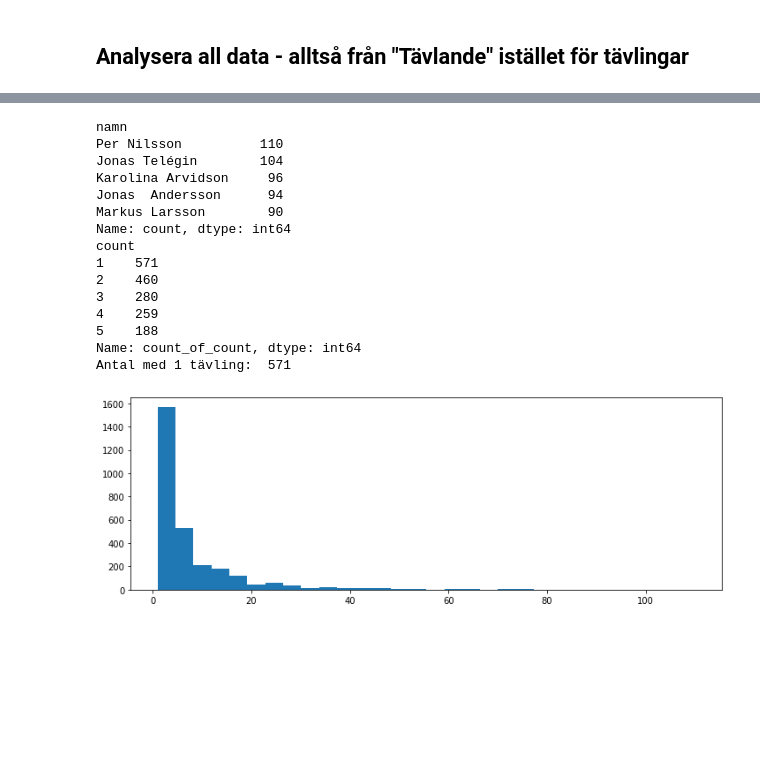
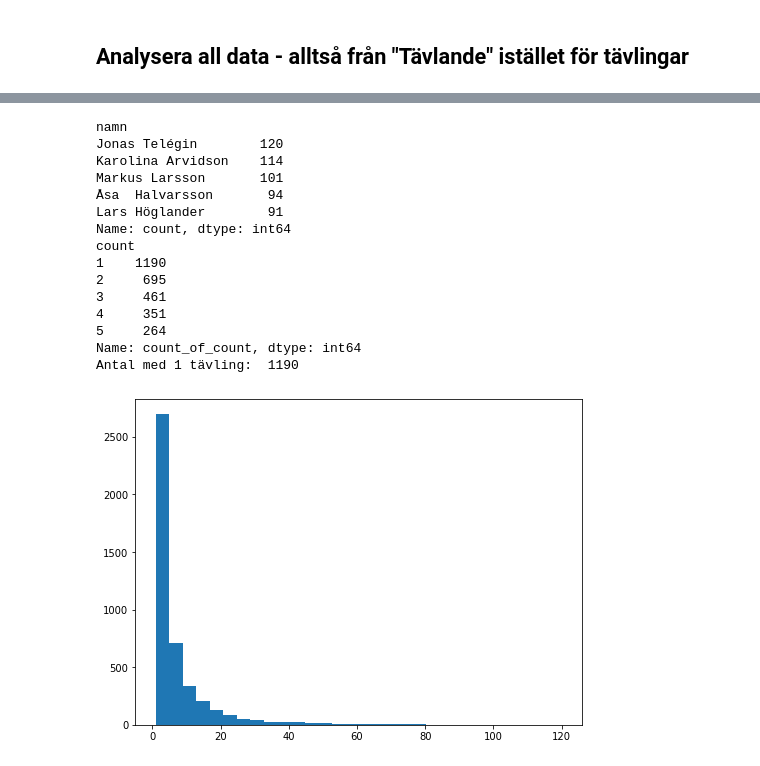
Before and after one commit to ErikHartman/styrkelyft, a Jupyter notebook: ssf_ranking.ipynb, the cells around one changed output, grey strips where cells are left out. Saved outputs shown, nothing was run; the diff lists cells and outputs as text; code cells hidden in the pictures; blank space fills up the shorter version.

```diff
--- a/ssf_ranking.ipynb
+++ b/ssf_ranking.ipynb
@@ -159,0 +92,6 @@ df
+# %%
+df = pd.read_csv('complete_total.csv')
+
+df = df.sort_values(['namn','bänk','typ','vikt'])
+df = df.drop_duplicates(subset=['namn','år','bänk','vikt'], keep='last')
+df
@@ -163,16 +115,17 @@ df
 ## En analys av svenskt styrkelyft
 Sverige har en lång historia av duktiga styrkelyftare och bänkpressare, och idag är Sverige en av de ledande nationerna i de båda sporterna. Vi ser en ökat intresse av kraftsporter, vilket till stor del kan attribueras till sociala medier och starka personligheter inom sporterna. Det ökade intresset innebär fler tävlande, och speciellt fler duktiga tävlande. Ett rekord för 20 år sedan är en ingångsvikt på världscenen idag, och vi ser även att kvalitén på lyftare har ökat markant på en nationell nivå. Detta återspeglas särskilt i ökningen av kvalgränser och standard. Gemene man kan även lägga märke till andra tendenser inom sporten - ett skiftande från utrustad till klassisk lyftning, en föryngring av tävlande, och en mer jämnlik sport. Jag har använt mig av Svenska Styrkelyfts Förbundents databas för analysera dessa trender, och se på den svenska utvecklingen i styrkelyft och bänkpress.
 # %%
+df['count'] = 1
 antal_unika_tävlande = len(df['namn'].unique())
 print('Tävlande: ', antal_unika_tävlande)
 antal_tävlingar = len(df['tävling'].unique())
 print('Tävlingar: ', antal_tävlingar)
 kön = df.groupby('kön').sum()
-prfloat(kön['count'])
+print(kön['count'])
 unika_kön = df.groupby(['namn','kön']).sum()
 unika_kön['count'] = 1
 unika_kön = unika_kön.groupby('kön').sum()
-prfloat(unika_kön['count'])
-kategori_df = df.groupby(['klassisk/utrustad','sl/bp']).sum()
-prfloat(kategori_df['count'])
+print(unika_kön['count'])
+kategori_df = df.groupby(['typ']).sum()
+print(kategori_df['count'])
 # %% [output]
@@ -226,7 +188,2 @@ g = sns.catplot(x="år", hue="kön", kind='count',aspect=2,
 # %% [markdown]
 Utrustad lyftning har i alla ålderskategorier varit på en stadig nedgång sedan 2013. Det fanns fler utrustade lyftarna hos herrarna än hos damerna. Både herrar och damer ser en stadig ökning i klassiska lyftare, fram tills pandemin.
-# %%
-df['ålderskategori'] = df['kategori'].apply(lambda x: x.split(' ')[1])
-ålder_kön = df[df['klassisk/utrustad'] == 'utrustad'].groupby(['år','ålderskategori','kön'], as_index=False).sum()
-g = sns.relplot(x="år", y='count', hue="ålderskategori", aspect=2, kind='line',
-            col='kön', data=ålder_kön)
@@ -241,12 +190,2 @@ g = sns.relplot(x="år", y='count', hue="ålderskategori", aspect=2, kind='line'
 # %% [markdown]
 Viktklasserna fördelas olika beroende på ålderskategori.
-# %%
-# antal tävlande i de olika viktklasserna
-df.replace('120+', '121', inplace=True)
-df.replace('84+', '85', inplace=True)
-df['viktklass'] = df['viktklass'].astype(float)
-kl = df[df['klassisk/utrustad'] == 'klassisk']
-kl = kl[kl['år'].isin(['2013','2014','2015','2016','2017','2018','2019','2021','2022'])]
-kl.sort_values('år', inplace=True)
-g = sns.catplot(x="år",  aspect=2, kind='count', hue='viktklass', data=kl[kl['kön'] == 'Herr'], col='ålderskategori', col_wrap=2)
-plt.suptitle('Herrars fördelning av viktklasser över tid')
@@ -366,30 +315,29 @@ See the caveats in the documentation: https://pandas.pydata.org/pandas-docs/stab
 # %%
-import matplotlib.pyplot as plt
-import seaborn as sns
+
 df['count'] = 1
 tävlande = df.groupby('namn').sum()
 tävlande.sort_values('count', ascending=False, inplace=True)
 print(tävlande.head()['count'])
 tävlande['count_of_count'] = 1
 print(tävlande.groupby('count').sum()['count_of_count'].head())
 print('Antal med 1 tävling: ', len(tävlande[tävlande['count'] == 1].index))
-fig = plt.figure(figsize=(12,4))
+fig = plt.figure(figsize=(8,6))
 plt.hist(tävlande['count'], bins=30)
 plt.show()
 # %% [output]
 namn
-Per Nilsson          110
-Jonas Telégin        104
-Karolina Arvidson     96
-Jonas  Andersson      94
-Markus Larsson        90
+Jonas Telégin        120
+Karolina Arvidson    114
+Markus Larsson       101
+Åsa  Halvarsson       94
+Lars Höglander        91
 Name: count, dtype: int64
 count
-1    571
-2    460
-3    280
-4    259
-5    188
+1    1190
+2     695
+3     461
+4     351
+5     264
 Name: count_of_count, dtype: int64
-Antal med 1 tävling:  571
+Antal med 1 tävling:  1190
-[figure, old version]
+[figure, new version]
```
Also changed, not shown: parts of 42 cells of this notebook, 1 other file.
